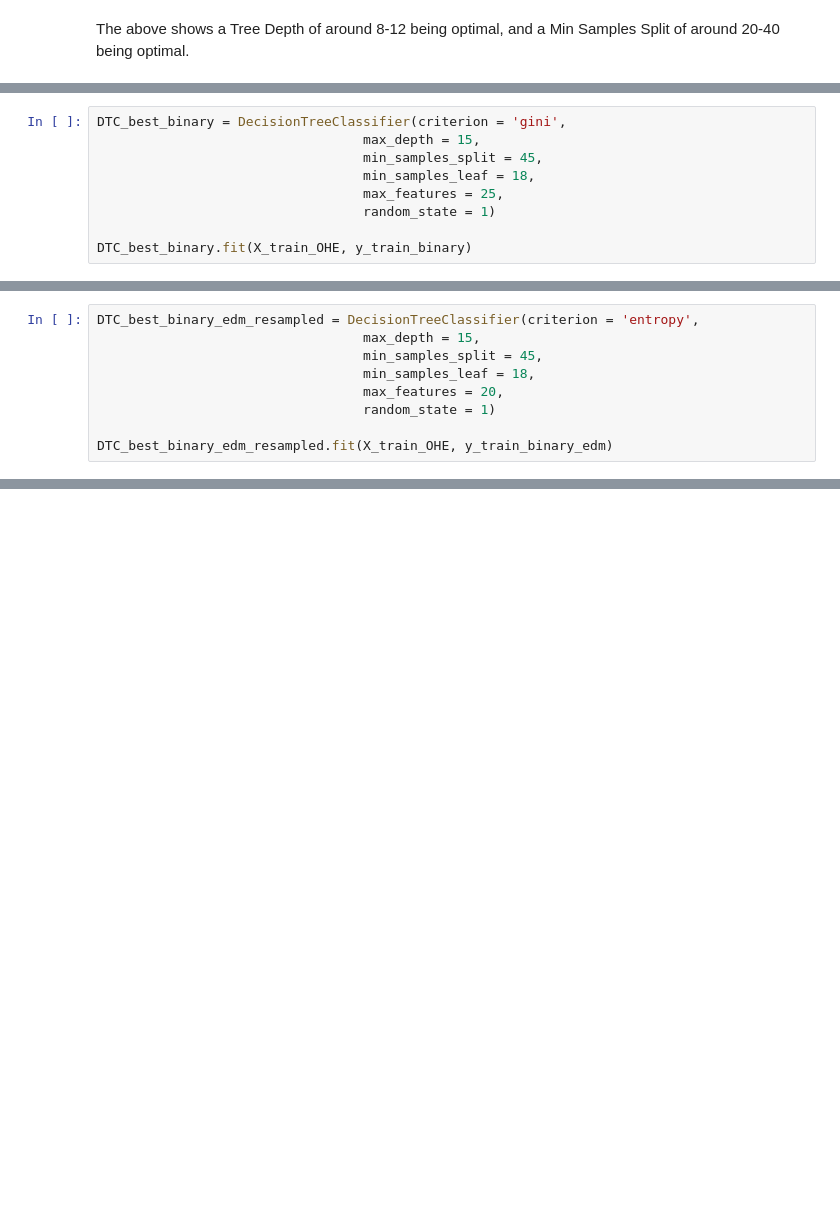
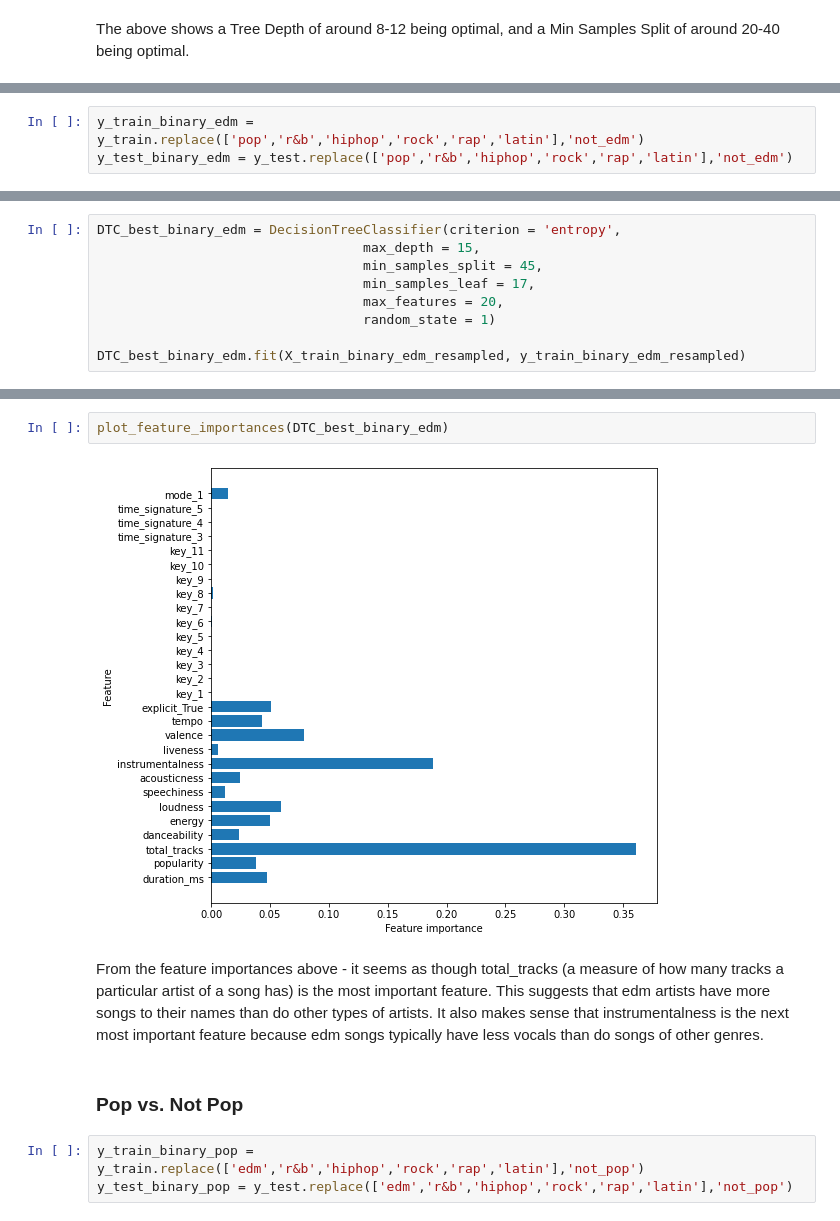
Before and after one commit to mitchellren123/Spotify-Genre-Classification, a Jupyter notebook: Spotify_Genre_Classification.ipynb, the cells around one changed output, grey strips where cells are left out. Cells and saved outputs as stored; diff of their text form; blank space fills up the shorter version.

Commit message:
Binary Classification Exploration

```diff
--- a/Spotify_Genre_Classification.ipynb
+++ b/Spotify_Genre_Classification.ipynb
@@ -604,9 +604,0 @@ gs_tree.best_params_
-# %%
-DTC_best_binary = DecisionTreeClassifier(criterion = 'gini',
-                                  max_depth = 15,
-                                  min_samples_split = 45,
-                                  min_samples_leaf = 18,
-                                  max_features = 25,
-                                  random_state = 1)
-
-DTC_best_binary.fit(X_train_OHE, y_train_binary)
@@ -765,9 +604,0 @@ gs_tree.best_params_
-# %%
-DTC_best_binary_edm_resampled = DecisionTreeClassifier(criterion = 'entropy',
-                                  max_depth = 15,
-                                  min_samples_split = 45,
-                                  min_samples_leaf = 18,
-                                  max_features = 20,
-                                  random_state = 1)
-
-DTC_best_binary_edm_resampled.fit(X_train_OHE, y_train_binary_edm)
@@ -809,0 +828,3 @@ weighted avg       0.84      0.80      0.79      2342
+# %%
+y_train_binary_edm = y_train.replace(['pop','r&b','hiphop','rock','rap','latin'],'not_edm')
+y_test_binary_edm = y_test.replace(['pop','r&b','hiphop','rock','rap','latin'],'not_edm')
@@ -809,0 +885,9 @@ weighted avg       0.84      0.80      0.79      2342
+# %%
+DTC_best_binary_edm = DecisionTreeClassifier(criterion = 'entropy',
+                                  max_depth = 15,
+                                  min_samples_split = 45,
+                                  min_samples_leaf = 17,
+                                  max_features = 20,
+                                  random_state = 1)
+
+DTC_best_binary_edm.fit(X_train_binary_edm_resampled, y_train_binary_edm_resampled)
@@ -809,0 +924,11 @@ weighted avg       0.84      0.80      0.79      2342
+# %%
+plot_feature_importances(DTC_best_binary_edm)
+# %% [output]
+[figure, added]
+# %% [markdown]
+From the feature importances above - it seems as though total_tracks (a measure of how many tracks a particular artist of a song has) is the most important feature. This suggests that edm artists have more songs to their names than do other types of artists. It also makes sense that instrumentalness is the next most important feature because edm songs typically have less vocals than do songs of other genres.
+# %% [markdown]
+### Pop vs. Not Pop
+# %%
+y_train_binary_pop = y_train.replace(['edm','r&b','hiphop','rock','rap','latin'],'not_pop')
+y_test_binary_pop = y_test.replace(['edm','r&b','hiphop','rock','rap','latin'],'not_pop')
```
Also changed, not shown: parts of 170 cells of this notebook.
